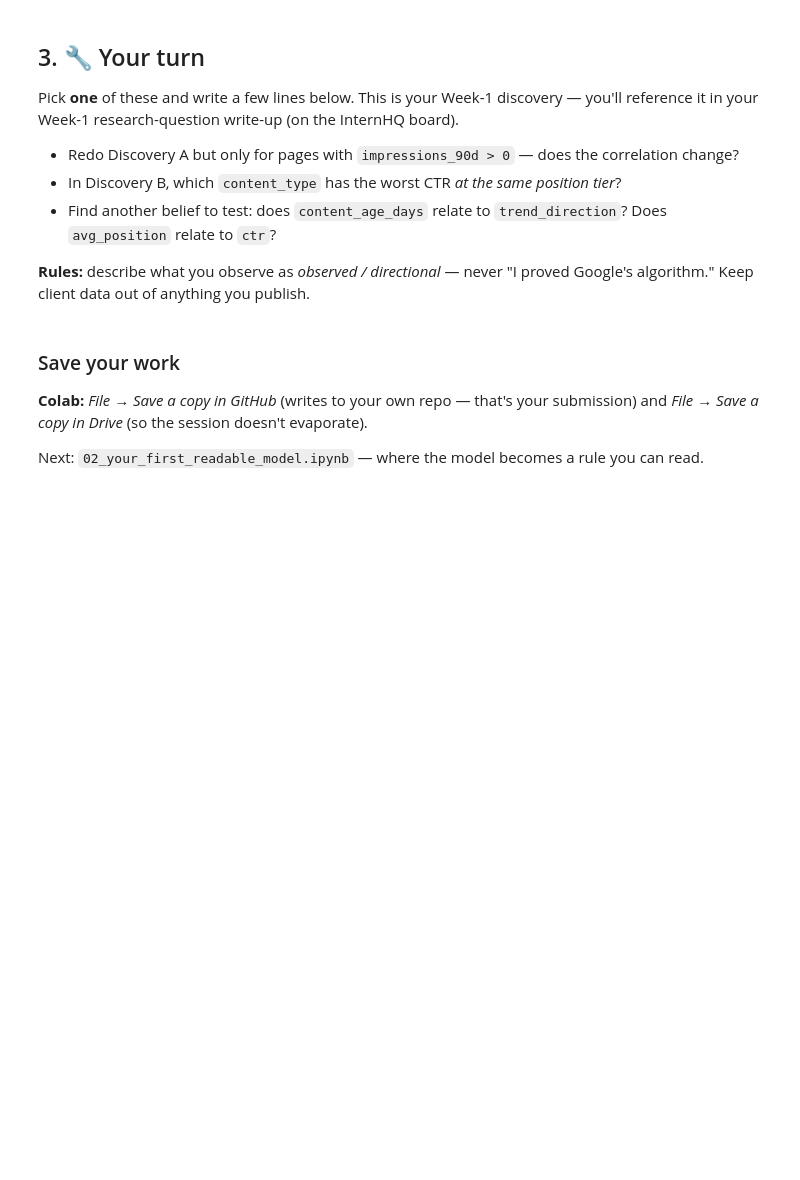
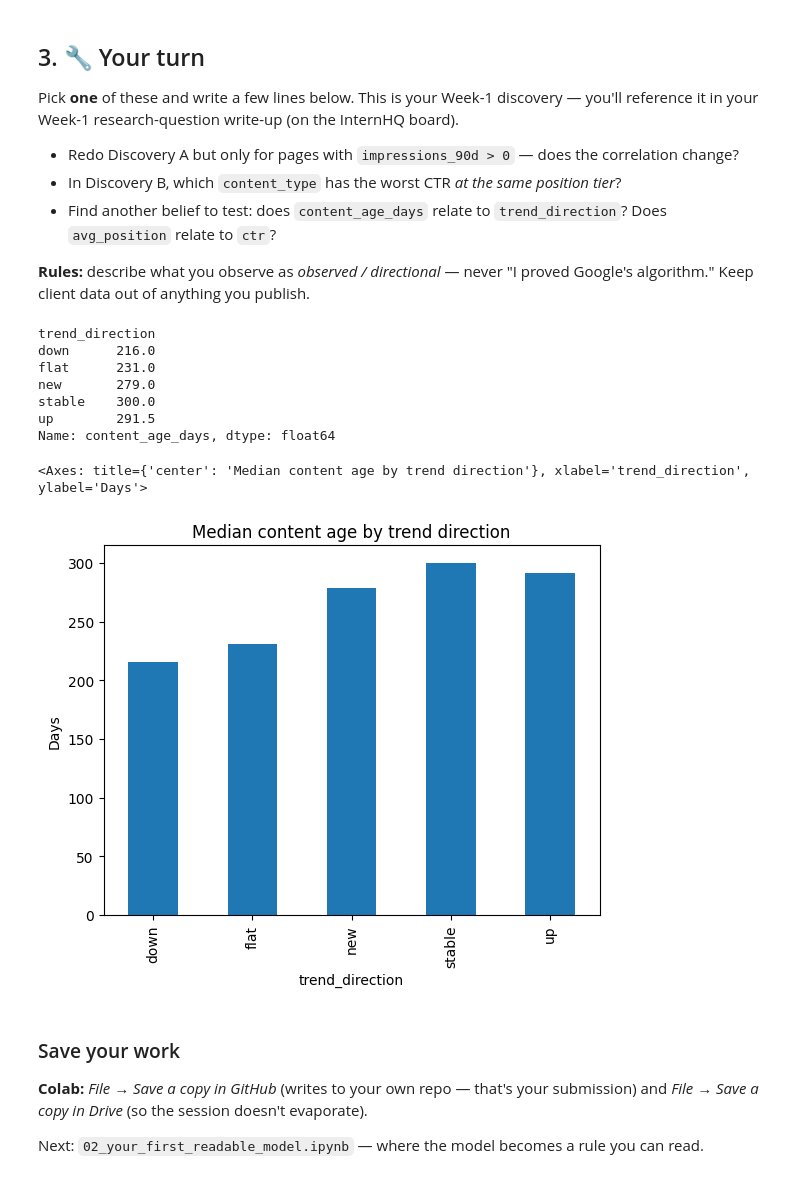
Before and after one commit to YassinKhodir/yassin-flyrank-ml-internship, a Jupyter notebook: notebooks/01_first_look_and_discovery.ipynb, the cells around one changed output. Saved outputs shown, nothing was run; the diff lists cells and outputs as text; code cells hidden in the pictures; blank space fills up the shorter version.

```diff
--- a/notebooks/01_first_look_and_discovery.ipynb
+++ b/notebooks/01_first_look_and_discovery.ipynb
@@ -99,6 +153,23 @@ Pick **one** of these and write a few lines below. This is your Week-1 discovery
 **Rules:** describe what you observe as *observed / directional* — never "I proved Google's algorithm." Keep client data out of anything you publish.
 # %%
 # Your discovery here
+age_by_trend = df.groupby("trend_direction")["content_age_days"].median()
+
+print(age_by_trend)
+
+age_by_trend.plot(kind="bar",
+                  title="Median content age by trend direction",
+                  ylabel="Days")
+# %% [output]
+trend_direction
+down      216.0
+flat      231.0
+new       279.0
+stable    300.0
+up        291.5
+Name: content_age_days, dtype: float64
+<Axes: title={'center': 'Median content age by trend direction'}, xlabel='trend_direction', ylabel='Days'>
+[figure, added]
 # %% [markdown]
 ### Save your work
 **Colab:** *File → Save a copy in GitHub* (writes to your own repo — that's your submission) and *File → Save a copy in Drive* (so the session doesn't evaporate).
```
Also changed, not shown: parts of 7 cells of this notebook.
